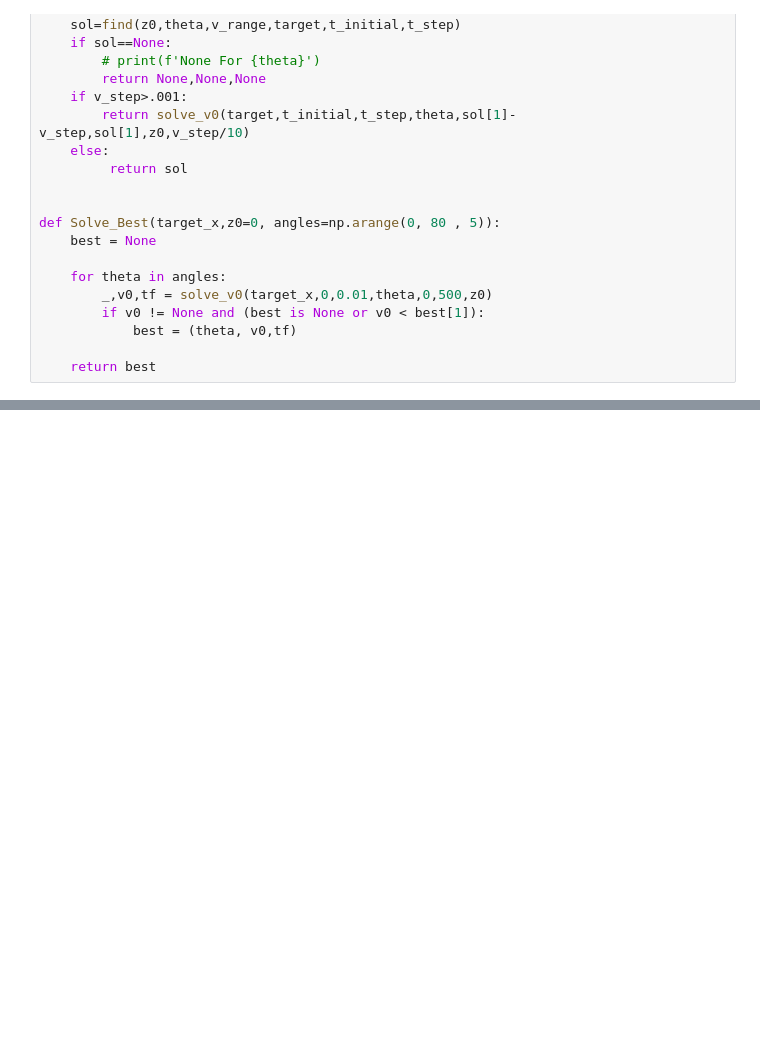
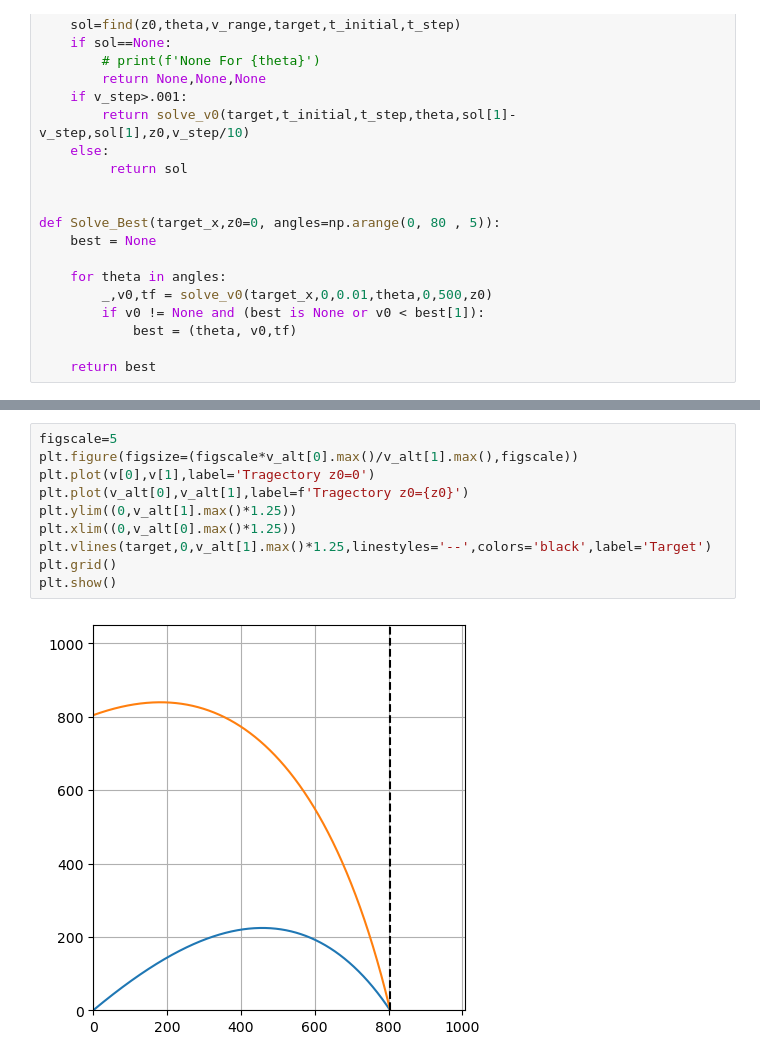
Before and after one commit to Hdog0723/Computing-Project-2, a Jupyter notebook: Project_2.ipynb, the cells around one changed output, grey strips where cells are left out. Cells and saved outputs as stored; diff of their text form; blank space fills up the shorter version.

```diff
--- a/Project_2.ipynb
+++ b/Project_2.ipynb
@@ -307,0 +323,12 @@ X:804.51 m | Z: -0.47 m | V: 89.75 m/s
+# %%
+figscale=5
+plt.figure(figsize=(figscale*v_alt[0].max()/v_alt[1].max(),figscale))
+plt.plot(v[0],v[1],label='Tragectory z0=0')
+plt.plot(v_alt[0],v_alt[1],label=f'Tragectory z0={z0}')
+plt.ylim((0,v_alt[1].max()*1.25))
+plt.xlim((0,v_alt[0].max()*1.25))
+plt.vlines(target,0,v_alt[1].max()*1.25,linestyles='--',colors='black',label='Target')
+plt.grid()
+plt.show()
+# %% [output]
+[figure, added]
```
Also changed, not shown: parts of 4 cells of this notebook.
